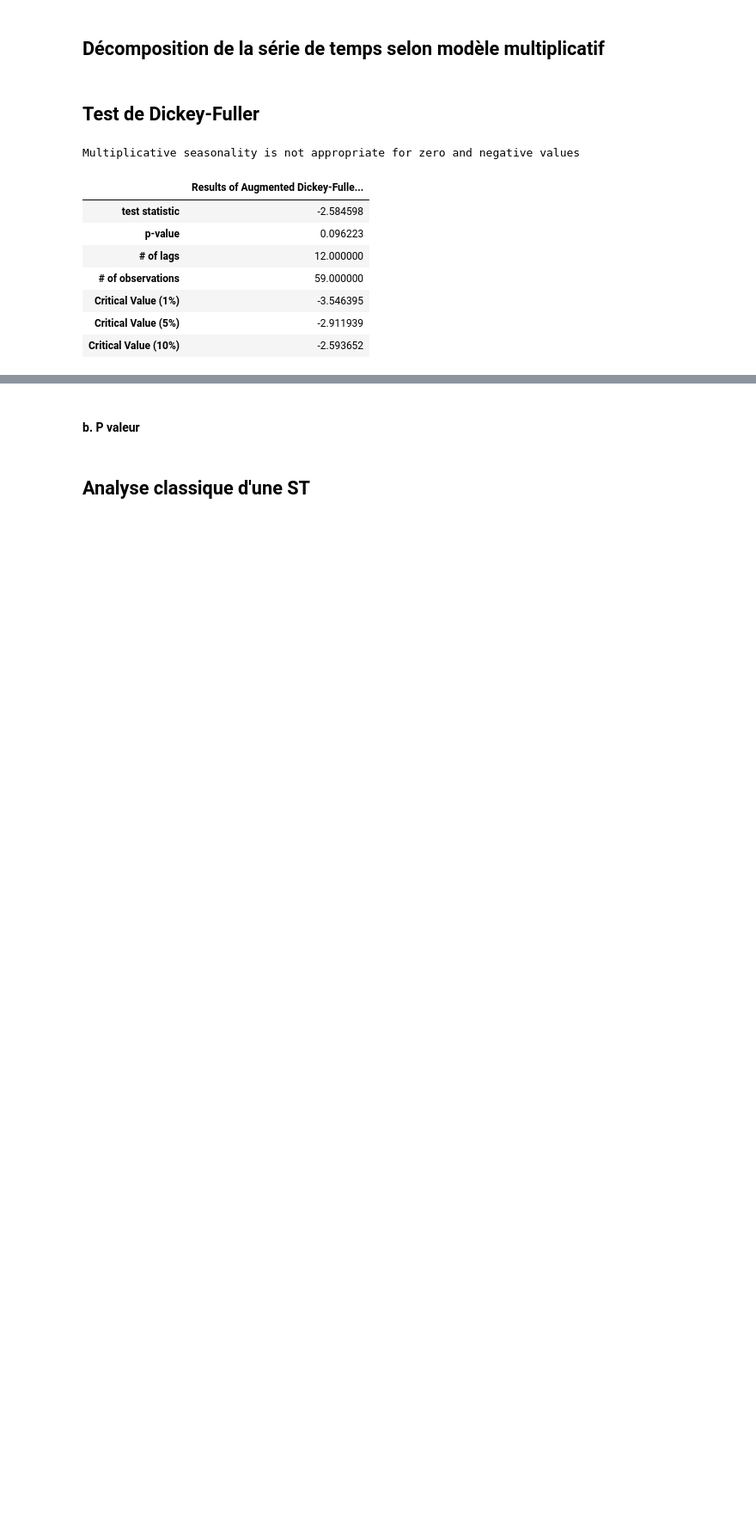
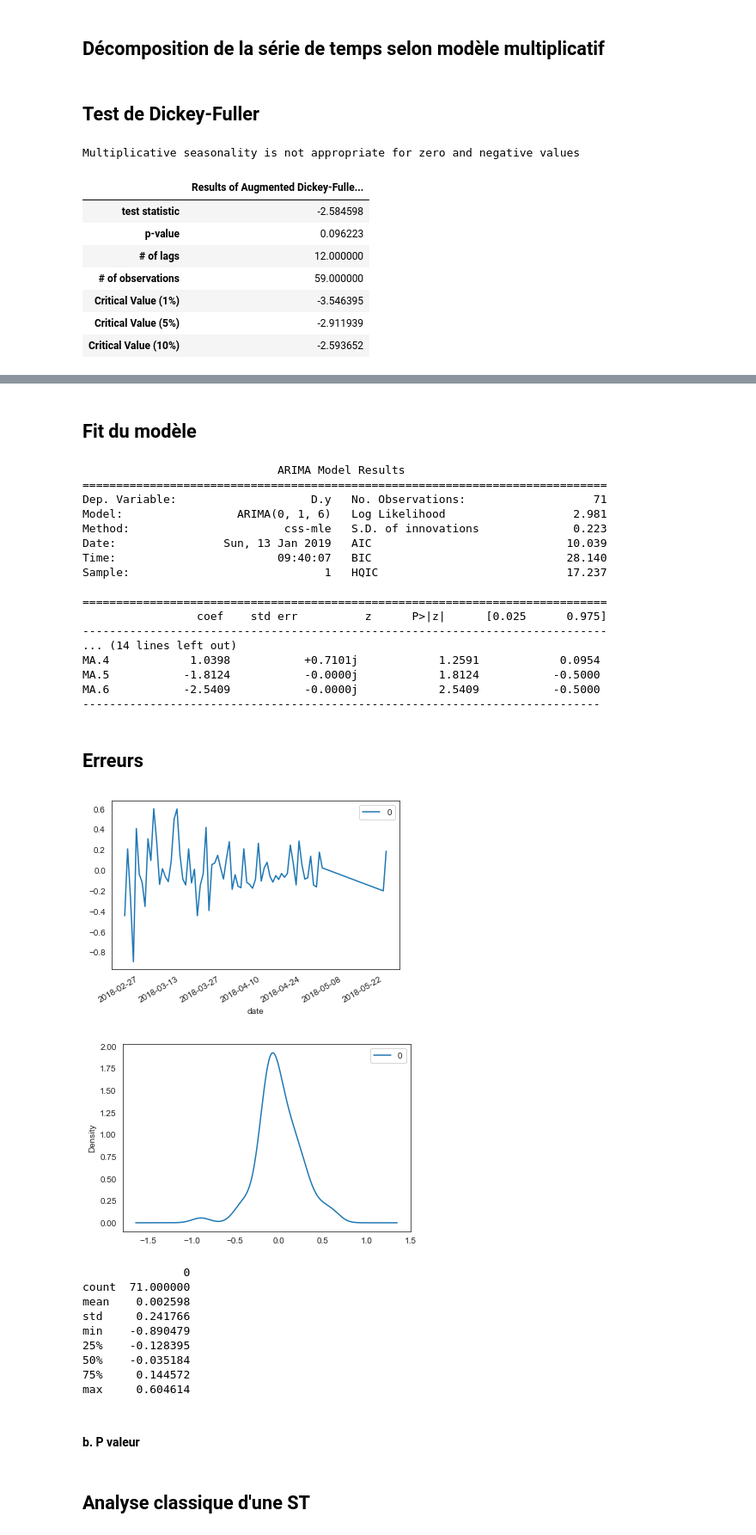
Before and after one commit to mariondechallens/1000mercis, a Jupyter notebook: Analyses/Annonceur1_campagne1_visite_2pages_Questions.ipynb, the cells around one changed output, grey strips where cells are left out. Shown at 86% size. Saved outputs shown, nothing was run; the diff lists cells and outputs as text; code cells hidden in the pictures; blank space fills up the shorter version.

```diff
--- a/Analyses/Annonceur1_campagne1_visite_2pages_Questions.ipynb
+++ b/Analyses/Annonceur1_campagne1_visite_2pages_Questions.ipynb
@@ -322,3 +336,36 @@ Multiplicative seasonality is not appropriate for zero and negative values
+# %%
+testARMA(Z_cum,0,1,6)
+# %% [output]
+## Fit du modèle
+                             ARIMA Model Results
+==============================================================================
+Dep. Variable:                    D.y   No. Observations:                   71
+Model:                 ARIMA(0, 1, 6)   Log Likelihood                   2.981
+Method:                       css-mle   S.D. of innovations              0.223
+Date:                Sun, 13 Jan 2019   AIC                             10.039
+Time:                        09:40:07   BIC                             28.140
+Sample:                             1   HQIC                            17.237
+
+==============================================================================
+                 coef    std err          z      P>|z|      [0.025      0.975]
+------------------------------------------------------------------------------
+... (14 lines left out)
+MA.4            1.0398           +0.7101j            1.2591            0.0954
+MA.5           -1.8124           -0.0000j            1.8124           -0.5000
+MA.6           -2.5409           -0.0000j            2.5409           -0.5000
+-----------------------------------------------------------------------------
+## Erreurs
+[figure, added]
+[figure, added]
+               0
+count  71.000000
+mean    0.002598
+std     0.241766
+min    -0.890479
+25%    -0.128395
+50%    -0.035184
+75%     0.144572
+max     0.604614
 # %% [markdown]
 #### b. P valeur
 # %%
```
Also changed, not shown: parts of 4 cells of this notebook, 2 other files.
